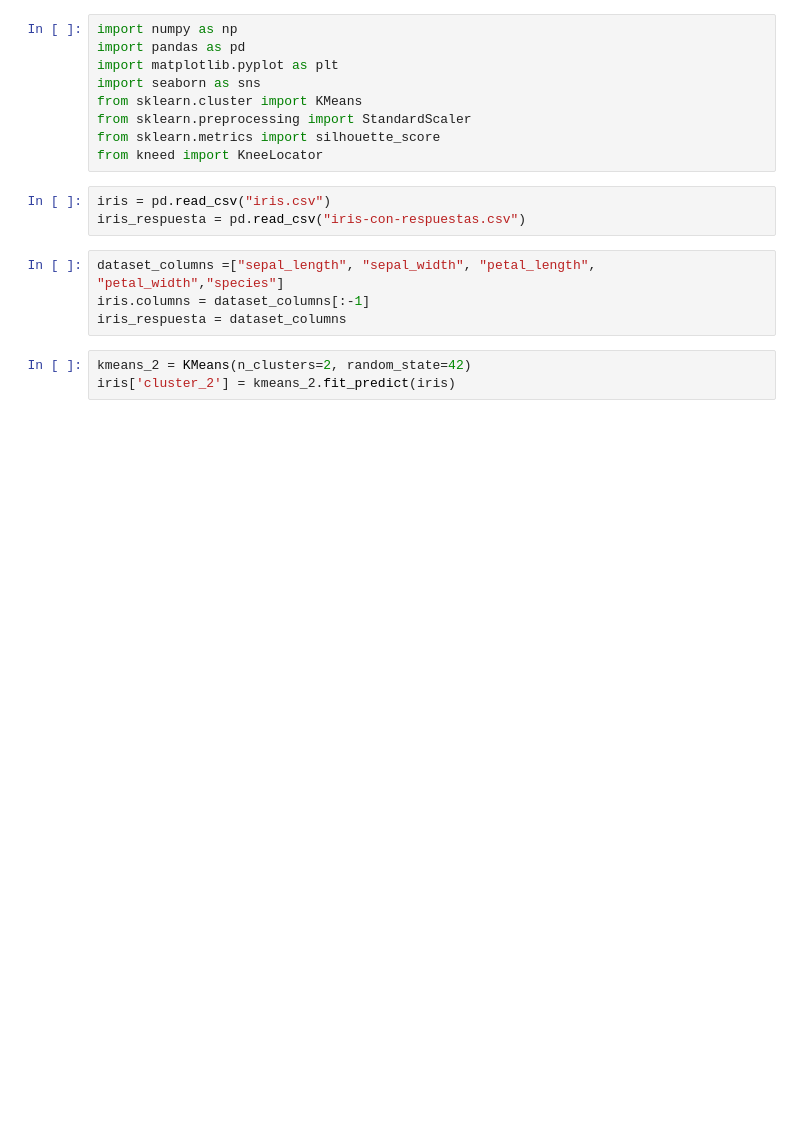
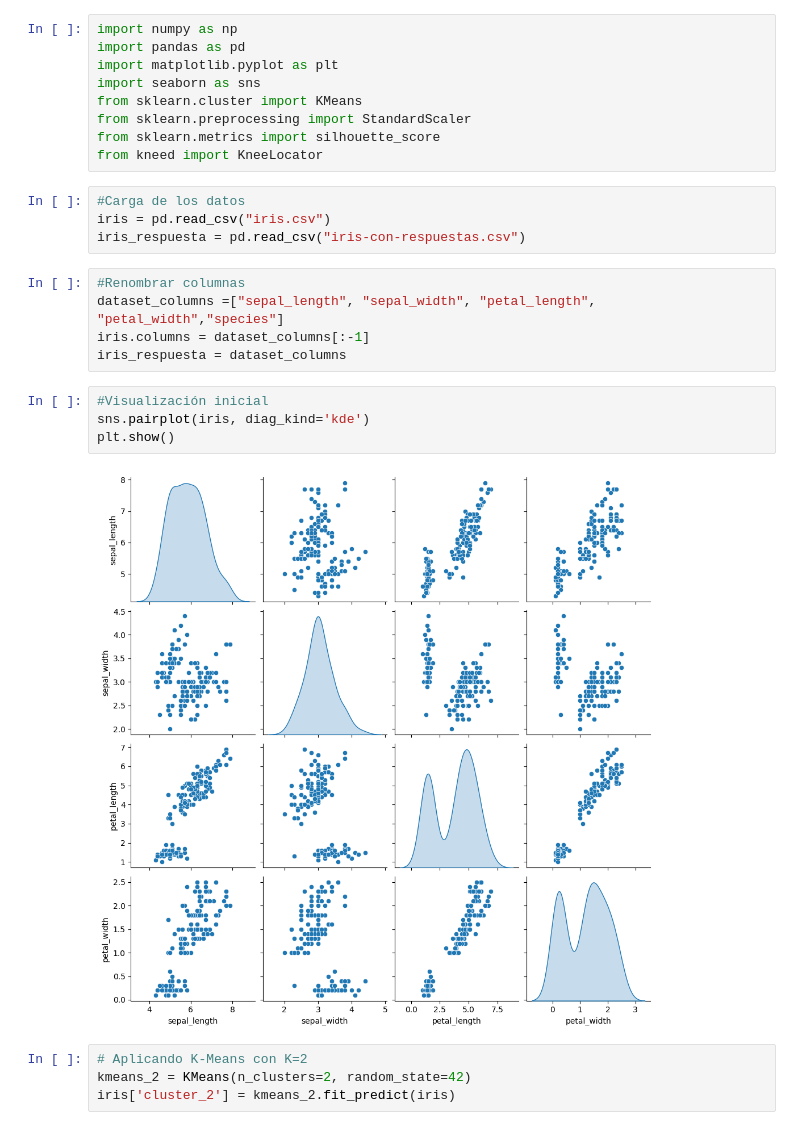
Before and after one commit to Riv2oo4/HT2_CLUSTERING, a Jupyter notebook: cluster.ipynb, the cells around one changed output. Cells and saved outputs as stored; diff of their text form; blank space fills up the shorter version.

```diff
--- a/cluster.ipynb
+++ b/cluster.ipynb
@@ -12,13 +12,22 @@ from sklearn.preprocessing import StandardScaler
 from sklearn.metrics import silhouette_score
 from kneed import KneeLocator
 # %%
+#Carga de los datos
 iris = pd.read_csv("iris.csv")
 iris_respuesta = pd.read_csv("iris-con-respuestas.csv")
 # %%
+#Renombrar columnas
 dataset_columns =["sepal_length", "sepal_width", "petal_length", "petal_width","species"]
 iris.columns = dataset_columns[:-1]
 iris_respuesta = dataset_columns
+# %%
+#Visualización inicial
+sns.pairplot(iris, diag_kind='kde')
+plt.show()
+# %% [output]
+[figure, added]
 # %%
+# Aplicando K-Means con K=2
 kmeans_2 = KMeans(n_clusters=2, random_state=42)
 iris['cluster_2'] = kmeans_2.fit_predict(iris)
 # %%
```
Also changed, not shown: parts of 12 cells of this notebook.
